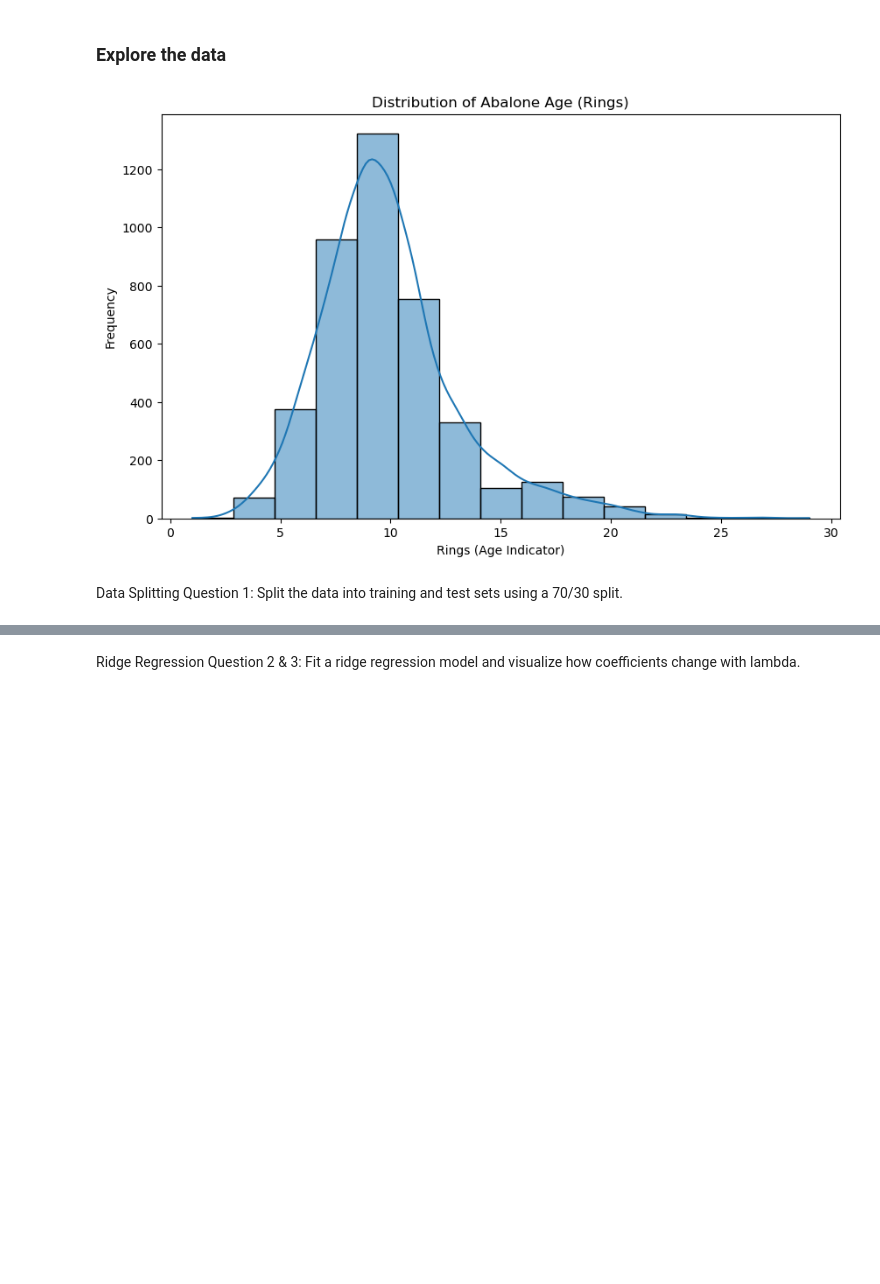
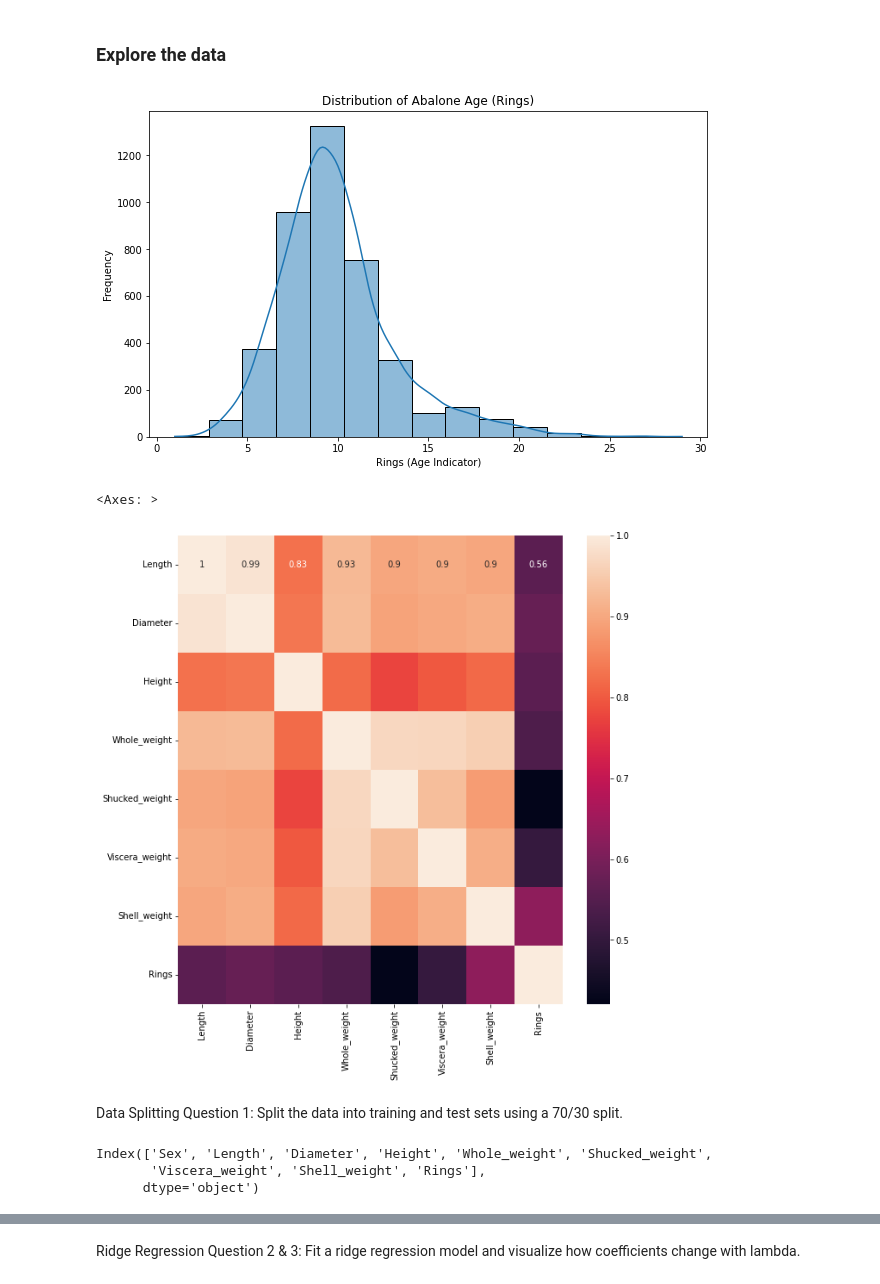
Before and after one commit to MaRo406/eds-232-machine-learning, a Jupyter notebook: labs/Lab2/Lab2 Regularized Regression.ipynb, the cells around one changed output, grey strips where cells are left out. Drawn from its saved outputs; the diff is of its cells as text; code cells hidden in the pictures; blank space fills up the shorter version.

```diff
--- a/labs/Lab2/Lab2 Regularized Regression.ipynb
+++ b/labs/Lab2/Lab2 Regularized Regression.ipynb
@@ -95,16 +93,21 @@ Data columns (total 9 columns):
 # %%
 # Explore and Visualize data
 # ex: scatterplot, correlation matrix
 
 # Plot the distribution of Rings (Age Indicator)
 plt.figure(figsize=(10, 6))
 sns.histplot(df['Rings'], bins=15, kde=True)
 plt.title('Distribution of Abalone Age (Rings)')
 plt.xlabel('Rings (Age Indicator)')
 plt.ylabel('Frequency')
 plt.show()
+
+plt.figure(figsize = (10, 10))
+sns.heatmap(df.corr(numeric_only=True), annot = True)
 # %% [output]
-[figure, old version]
+[figure, new version]
+<Axes: >
+[figure, added]
 # %% [markdown]
 Data Splitting
 Question 1: Split the data into training and test sets using a 70/30 split.
@@ -122,0 +114,7 @@ X_train, X_test, y_train, y_test = train_test_split(X, Y, test_size=0.3, random_
+# %%
+# Define predictors and outcome
+print(df.columns)
+# %% [output]
+Index(['Sex', 'Length', 'Diameter', 'Height', 'Whole_weight', 'Shucked_weight',
+       'Viscera_weight', 'Shell_weight', 'Rings'],
+      dtype='object')
```
Also changed, not shown: parts of 17 cells of this notebook.
